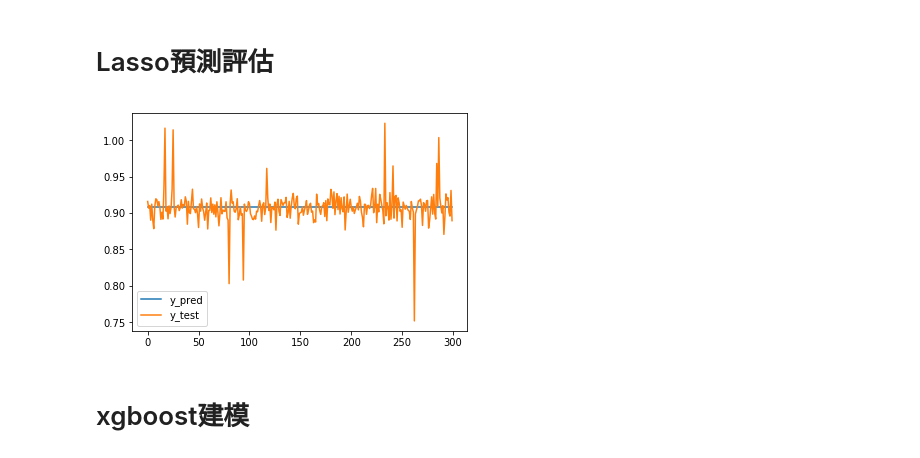
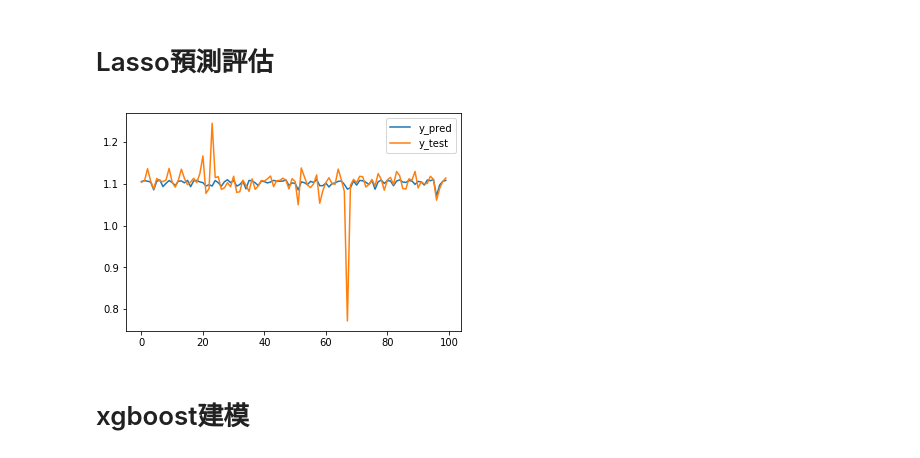
Before and after one commit to skywalker0803r/works, a Jupyter notebook: 南亞PA廠R3_預測單耗.ipynb, the cells around one changed output. Cells and saved outputs as stored; diff of their text form; code cells hidden in the pictures.

```diff
--- a/南亞PA廠R3_預測單耗.ipynb
+++ b/南亞PA廠R3_預測單耗.ipynb
@@ -283,3 +254,7 @@ df_test_ss = ss.transform(df_test)
 df_train_ss = pd.DataFrame(df_train_ss,index = df_train.index,columns = df_train.columns)
 df_test_ss =  pd.DataFrame(df_test_ss,index = df_test.index,columns = df_test.columns)
+# %%
+#y不用特徵縮放
+df_train_ss['target'] = df_train['target']
+df_test_ss['target'] = df_test['target']
 # %%
@@ -295,4 +268,0 @@ plt.show()
-# %%
-y_name = '單耗'
-df_train_ss[y_name] = df_train[y_name]
-df_test_ss[y_name] = df_test[y_name]
@@ -306,10 +269,12 @@ plt.show()
 # %% [markdown]
 # 建模資料準備
 # %%
-X_train = df_train_ss.drop(y_name,axis=1)
-y_train = df_train_ss[y_name]
-X_test = df_test_ss.drop(y_name,axis=1)
-y_test = df_test_ss[y_name]
+#X
+X_train = df_train_ss.drop('target',axis=1)
+X_test = df_test_ss.drop('target',axis=1)
+#y
+y_train = df_train_ss['target']
+y_test = df_test_ss['target']
 # %% [markdown]
 # 評估function
 # %%
@@ -387,15 +354,17 @@ plt.show()
 # Lasso建模
 # %%
 from sklearn.linear_model import Lasso
-la = Lasso(1.0)#默認值
+la = Lasso(0.001)#默認值為1,因為coef找出來都是0所以調低成0.001
 la.fit(X_train, y_train)
 y_pred = pd.Series(la.predict(X_test),index=y_test.index,name='y_pred')
 
+#model score
 R2 = r2_score(y_test,y_pred)
 RMSE = rmse(y_test,y_pred)
 MAPE = mape(y_test,y_pred)
 print('R2:{}\nRMSE:{}\nMAPE:{}'.format(R2,RMSE,MAPE))
 
+#coef
 pd.set_option('display.max_columns', None)
 pd.set_option('display.max_rows', None)
 result = pd.DataFrame(dict(zip(X_train.columns,la.coef_)),index=['coef']).T.sort_values(by='coef',ascending=False)
@@ -446,12 +396,12 @@ result.loc[ind,:].head()
 # Lasso預測評估
 # %%
 y_pred = la.predict(X_test)
-plt.plot(y_pred[:300],label='y_pred')
-plt.plot(y_test.values[:300],label='y_test')
+plt.plot(y_pred[:100],label='y_pred')
+plt.plot(y_test.values[:100],label='y_test')
 plt.legend()
 plt.show()
 # %% [output]
-[figure, old version]
+[figure, new version]
 # %% [markdown]
 # xgboost建模
 # %%
```
Also changed, not shown: parts of 53 cells of this notebook.
